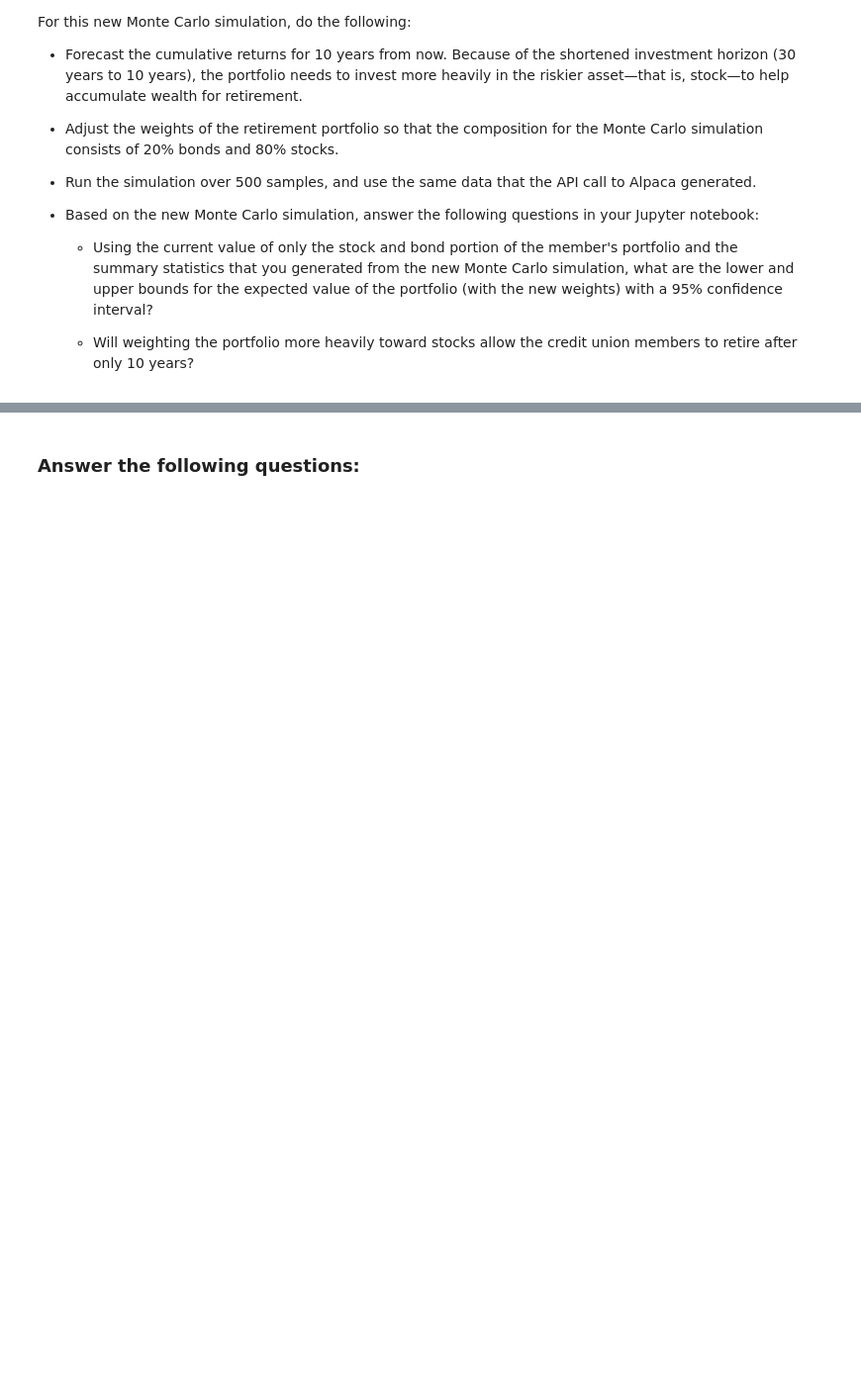
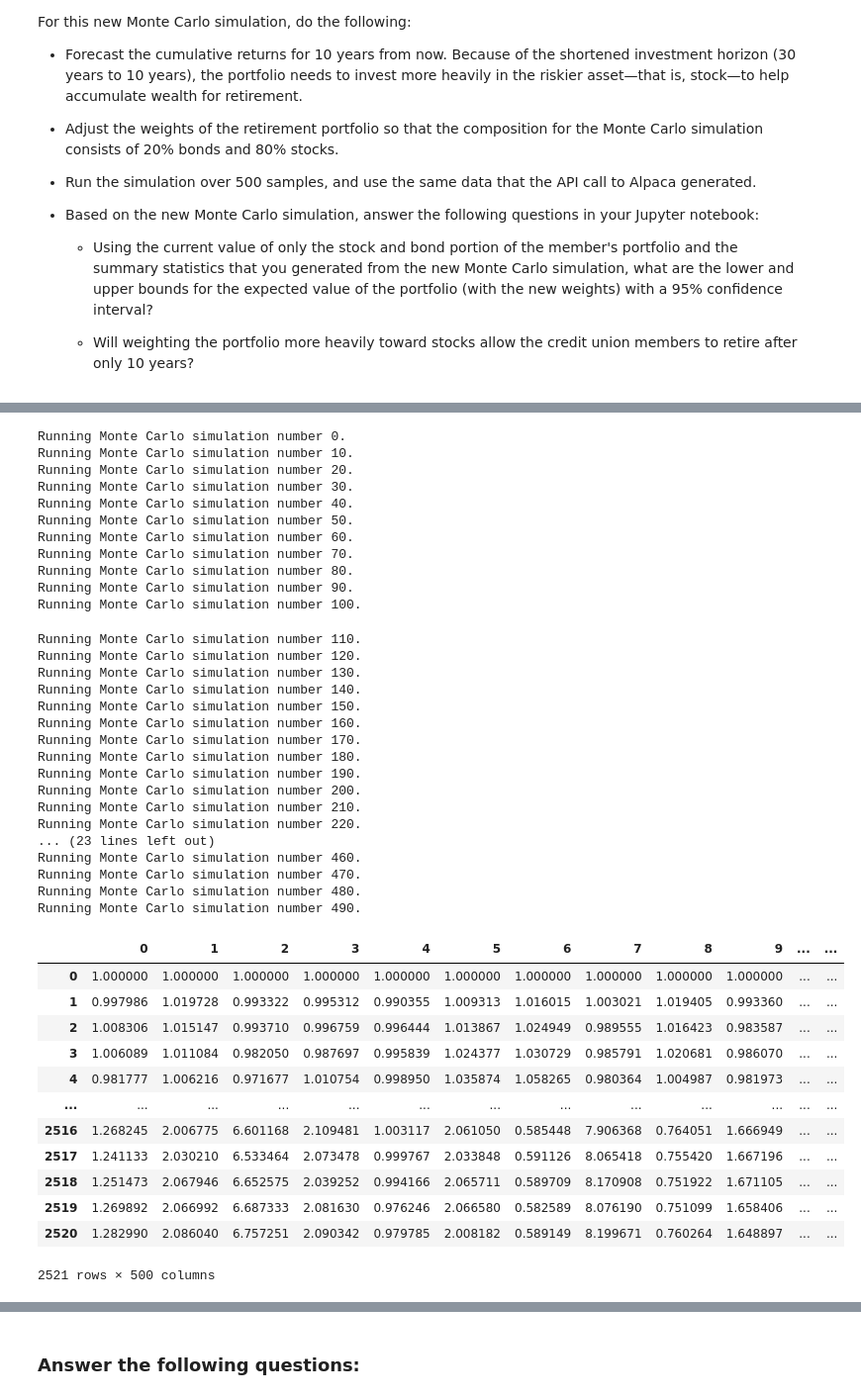
Before and after one commit to naomynaomy/module_5_challenge, a Jupyter notebook: Starter_Code/financial_planning_tools.ipynb, the cells around one changed output, grey strips where cells are left out. Shown: that part at 99% size. Cells and saved outputs as stored; diff of their text form; code cells hidden in the pictures; blank space fills up the shorter version.

```diff
--- a/Starter_Code/financial_planning_tools.ipynb
+++ b/Starter_Code/financial_planning_tools.ipynb
@@ -596,6 +609,48 @@ For this new Monte Carlo simulation, do the following:
 # %%
 # Run the Monte Carlo simulation to forecast 10 years cumulative returns
-# YOUR CODE HERE
+MC_portfolio_tenyear.calc_cumulative_return()
+# %% [output]
+Running Monte Carlo simulation number 0.
+Running Monte Carlo simulation number 10.
+Running Monte Carlo simulation number 20.
+Running Monte Carlo simulation number 30.
+Running Monte Carlo simulation number 40.
+Running Monte Carlo simulation number 50.
+Running Monte Carlo simulation number 60.
+Running Monte Carlo simulation number 70.
+Running Monte Carlo simulation number 80.
+Running Monte Carlo simulation number 90.
+Running Monte Carlo simulation number 100.
+Running Monte Carlo simulation number 110.
+Running Monte Carlo simulation number 120.
+Running Monte Carlo simulation number 130.
+Running Monte Carlo simulation number 140.
+Running Monte Carlo simulation number 150.
+Running Monte Carlo simulation number 160.
+Running Monte Carlo simulation number 170.
+Running Monte Carlo simulation number 180.
+Running Monte Carlo simulation number 190.
+Running Monte Carlo simulation number 200.
+Running Monte Carlo simulation number 210.
+Running Monte Carlo simulation number 220.
+... (23 lines left out)
+Running Monte Carlo simulation number 460.
+Running Monte Carlo simulation number 470.
+Running Monte Carlo simulation number 480.
+Running Monte Carlo simulation number 490.
+|  | 0 | 1 | 2 | 3 | 4 | 5 | 6 | 7 | 8 | 9 | ... | ... |
+| 0 | 1.000000 | 1.000000 | 1.000000 | 1.000000 | 1.000000 | 1.000000 | 1.000000 | 1.000000 | 1.000000 | 1.000000 | ... | ... |
+| 1 | 0.997986 | 1.019728 | 0.993322 | 0.995312 | 0.990355 | 1.009313 | 1.016015 | 1.003021 | 1.019405 | 0.993360 | ... | ... |
+| 2 | 1.008306 | 1.015147 | 0.993710 | 0.996759 | 0.996444 | 1.013867 | 1.024949 | 0.989555 | 1.016423 | 0.983587 | ... | ... |
+| 3 | 1.006089 | 1.011084 | 0.982050 | 0.987697 | 0.995839 | 1.024377 | 1.030729 | 0.985791 | 1.020681 | 0.986070 | ... | ... |
+| 4 | 0.981777 | 1.006216 | 0.971677 | 1.010754 | 0.998950 | 1.035874 | 1.058265 | 0.980364 | 1.004987 | 0.981973 | ... | ... |
+| ... | ... | ... | ... | ... | ... | ... | ... | ... | ... | ... | ... | ... |
+| 2516 | 1.268245 | 2.006775 | 6.601168 | 2.109481 | 1.003117 | 2.061050 | 0.585448 | 7.906368 | 0.764051 | 1.666949 | ... | ... |
+| 2517 | 1.241133 | 2.030210 | 6.533464 | 2.073478 | 0.999767 | 2.033848 | 0.591126 | 8.065418 | 0.755420 | 1.667196 | ... | ... |
+| 2518 | 1.251473 | 2.067946 | 6.652575 | 2.039252 | 0.994166 | 2.065711 | 0.589709 | 8.170908 | 0.751922 | 1.671105 | ... | ... |
+| 2519 | 1.269892 | 2.066992 | 6.687333 | 2.081630 | 0.976246 | 2.066580 | 0.582589 | 8.076190 | 0.751099 | 1.658406 | ... | ... |
+| 2520 | 1.282990 | 2.086040 | 6.757251 | 2.090342 | 0.979785 | 2.008182 | 0.589149 | 8.199671 | 0.760264 | 1.648897 | ... | ... |
+2521 rows × 500 columns
 # %%
 # Visualize the 10-year Monte Carlo simulation by creating an
 # overlay line plot
```
Also changed, not shown: parts of 22 cells of this notebook.
